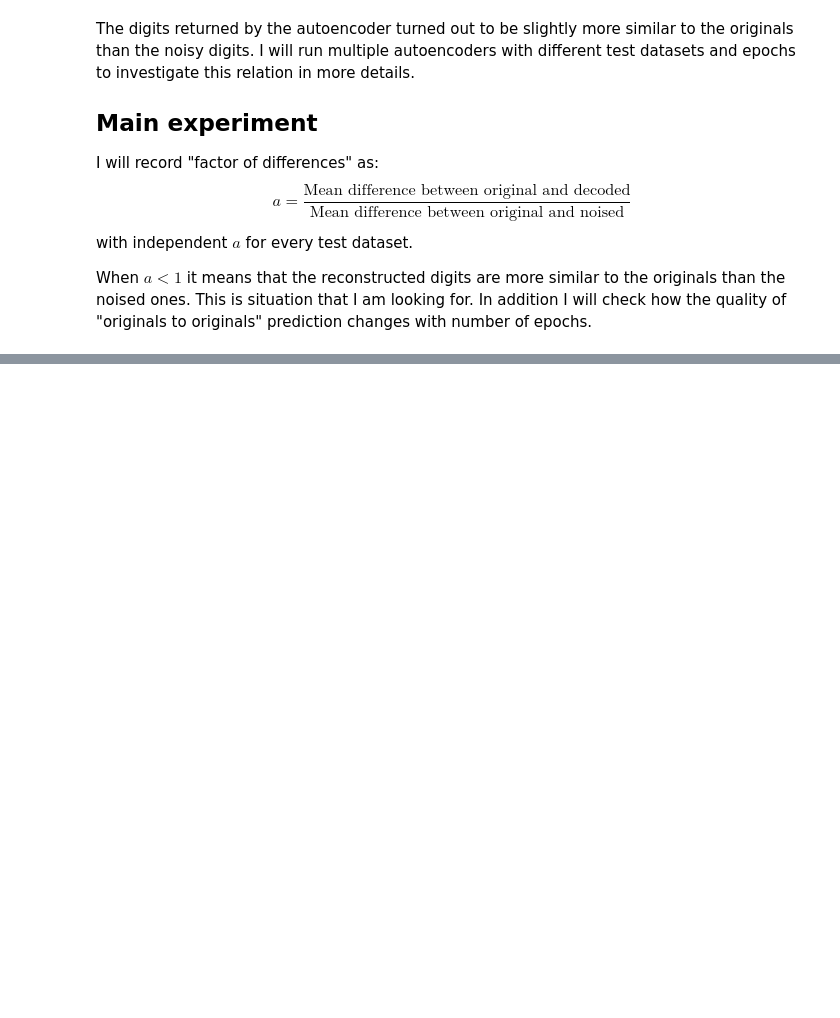
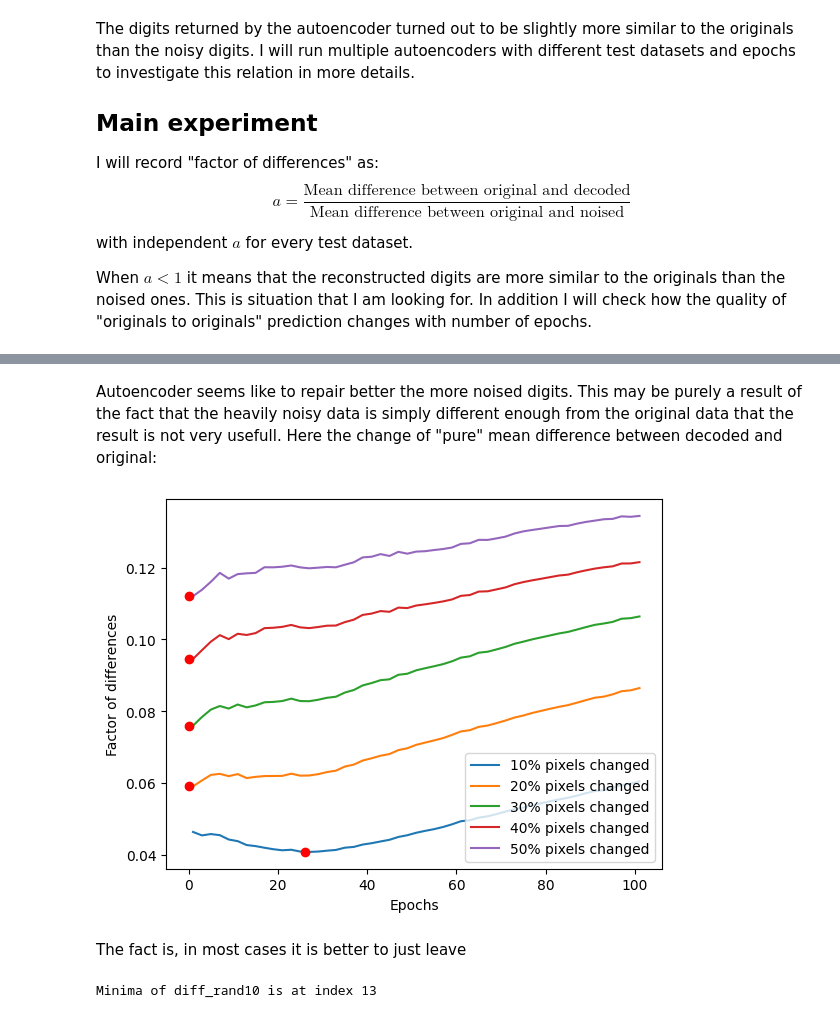
Before and after one commit to kebabee/autoencoder-memory, a Jupyter notebook: associative_autoencoder.ipynb, the cells around one changed output, grey strips where cells are left out. Cells and saved outputs as stored; diff of their text form; code cells hidden in the pictures; blank space fills up the shorter version.

```diff
--- a/associative_autoencoder.ipynb
+++ b/associative_autoencoder.ipynb
@@ -308,0 +307,29 @@ plt.show()
+# %% [markdown]
+Autoencoder seems like to repair better the more noised digits. This may be purely a result of the fact that the heavily noisy data is simply different enough from the original data that the result is not very usefull. Here the change of "pure" mean difference between decoded and original:
+# %%
+plt.plot(epochs, diff_rand10, label='10% pixels changed')
+plt.plot(epochs, diff_rand20, label='20% pixels changed')
+plt.plot(epochs, diff_rand30, label='30% pixels changed')
+plt.plot(epochs, diff_rand40, label='40% pixels changed')
+plt.plot(epochs, diff_rand50, label='50% pixels changed')
+plt.plot(2*np.argmin(diff_rand10),np.min(diff_rand10),'ro')
+plt.plot(2*np.argmin(diff_rand20),np.min(diff_rand20),'ro')
+plt.plot(2*np.argmin(diff_rand30),np.min(diff_rand30),'ro')
+plt.plot(2*np.argmin(diff_rand40),np.min(diff_rand40),'ro')
+plt.plot(2*np.argmin(diff_rand50),np.min(diff_rand50),'ro')
+plt.xlabel('Epochs')
+plt.ylabel('Factor of differences')
+plt.legend()
+plt.show()
+# %% [output]
+[figure, added]
+# %% [markdown]
+The fact is, in most cases it is better to just leave
+# %%
+# prompt: find minima of diff_rand10 and return which position of array is this minima
+
+import numpy as np
+minima_index = np.argmin(diff_rand10)
+print(f"Minima of diff_rand10 is at index {minima_index}")
+# %% [output]
+Minima of diff_rand10 is at index 13
```
Also changed, not shown: parts of 9 cells of this notebook.
